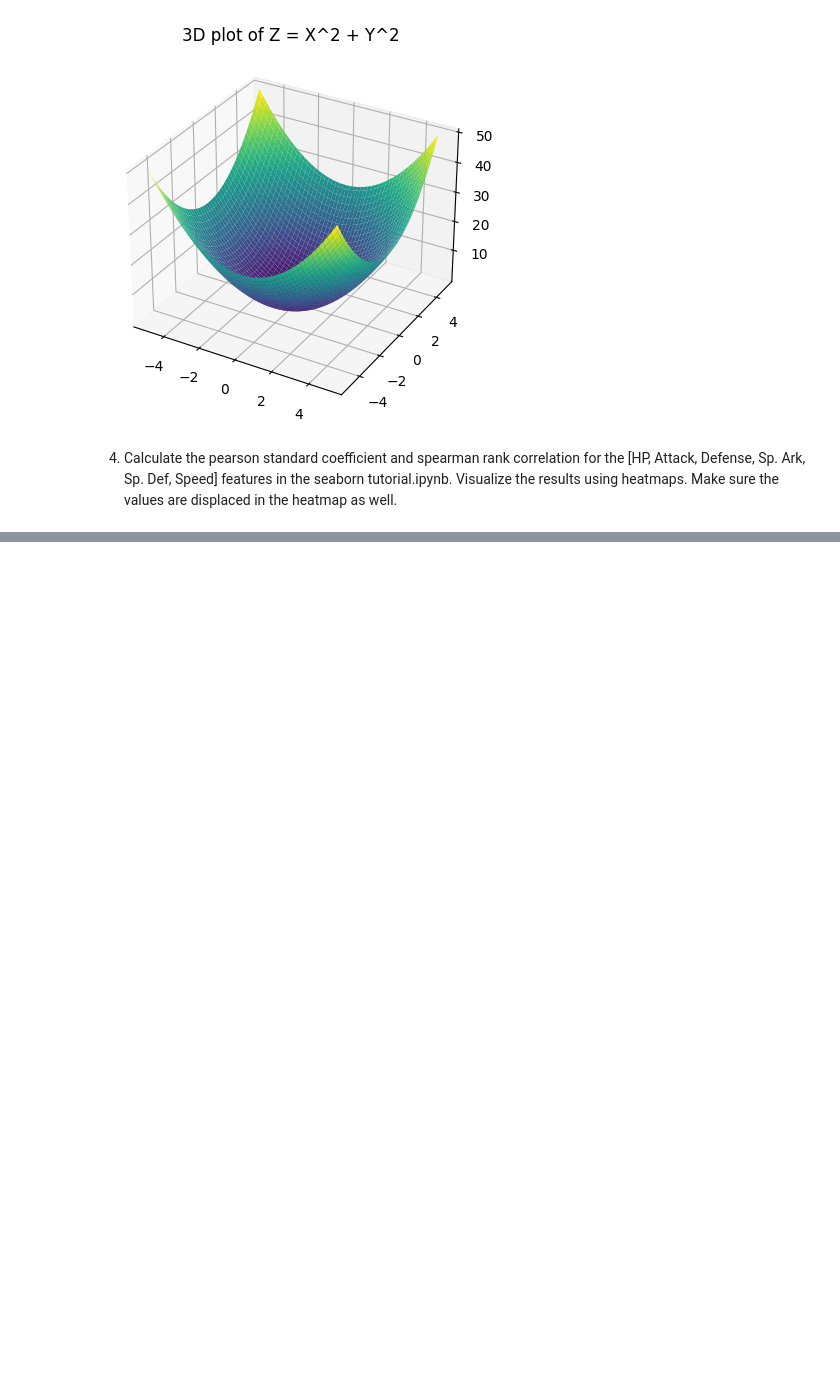
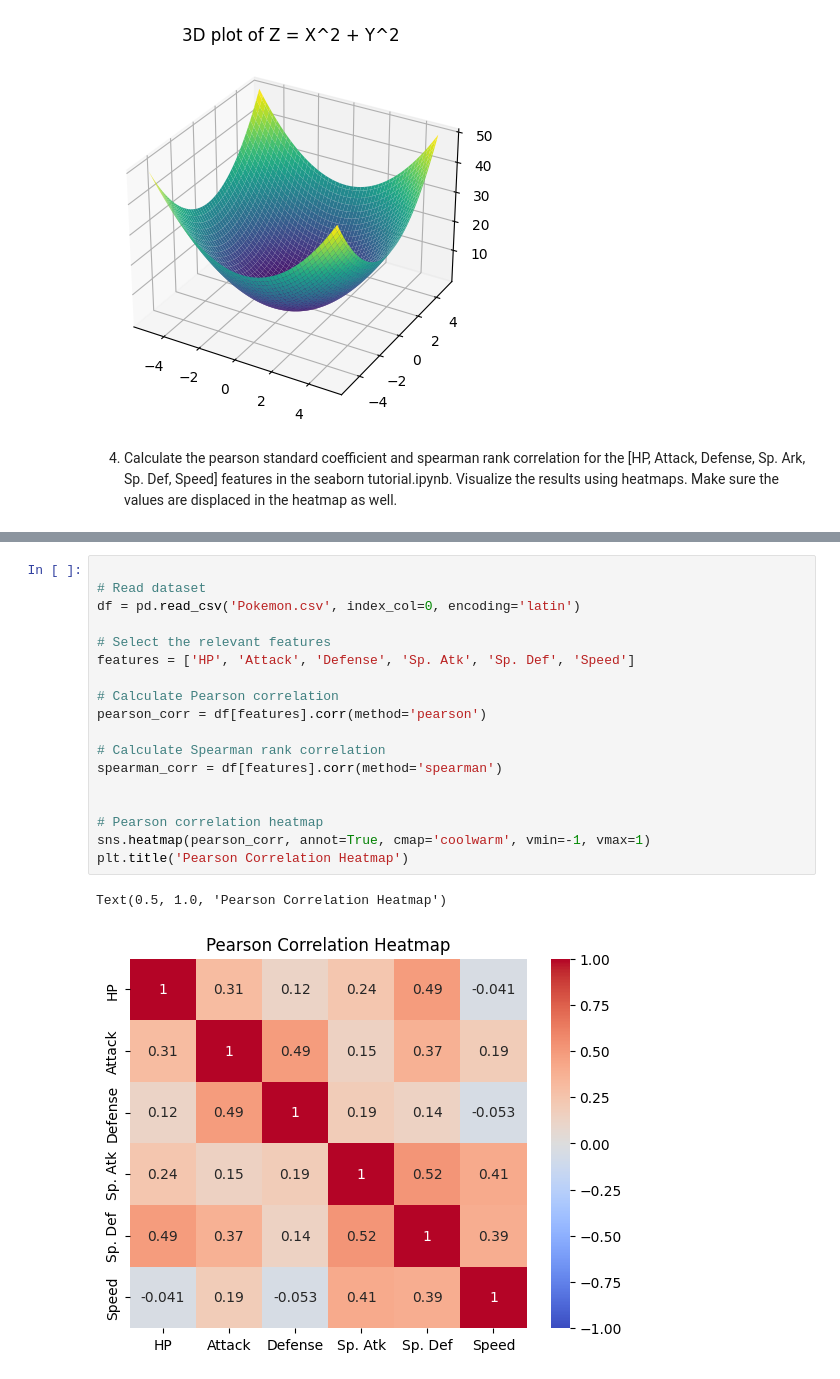
Before and after one commit to Gayan-98/DL-Lab_01, a Jupyter notebook: Task1.ipynb, the cells around one changed output, grey strips where cells are left out. Drawn from its saved outputs; the diff is of its cells as text; blank space fills up the shorter version.

```diff
--- a/Task1.ipynb
+++ b/Task1.ipynb
@@ -53,0 +58,21 @@ plt.show()
+# %%
+
+# Read dataset
+df = pd.read_csv('Pokemon.csv', index_col=0, encoding='latin')
+
+# Select the relevant features
+features = ['HP', 'Attack', 'Defense', 'Sp. Atk', 'Sp. Def', 'Speed']
+
+# Calculate Pearson correlation
+pearson_corr = df[features].corr(method='pearson')
+
+# Calculate Spearman rank correlation
+spearman_corr = df[features].corr(method='spearman')
+
+
+# Pearson correlation heatmap
+sns.heatmap(pearson_corr, annot=True, cmap='coolwarm', vmin=-1, vmax=1)
+plt.title('Pearson Correlation Heatmap')
+# %% [output]
+Text(0.5, 1.0, 'Pearson Correlation Heatmap')
+[figure, added]
```
Also changed, not shown: parts of 2 cells of this notebook.
